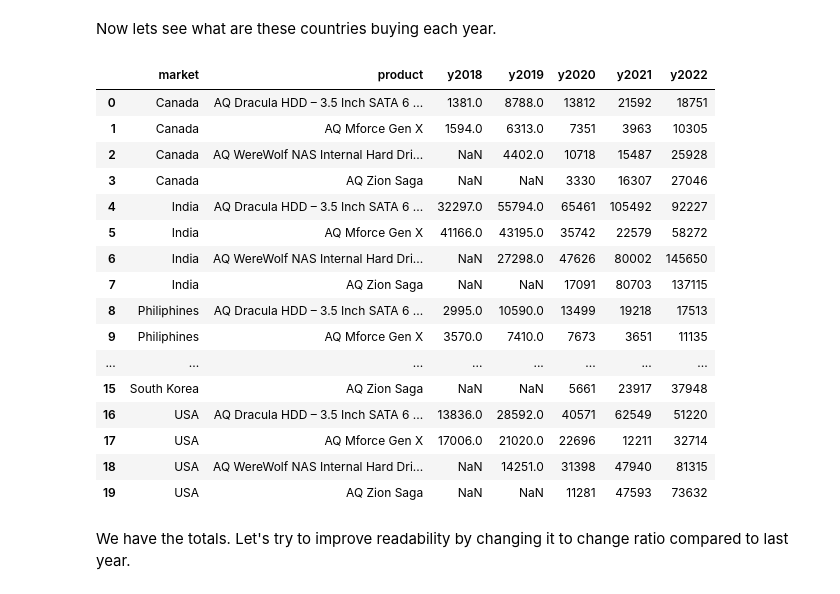
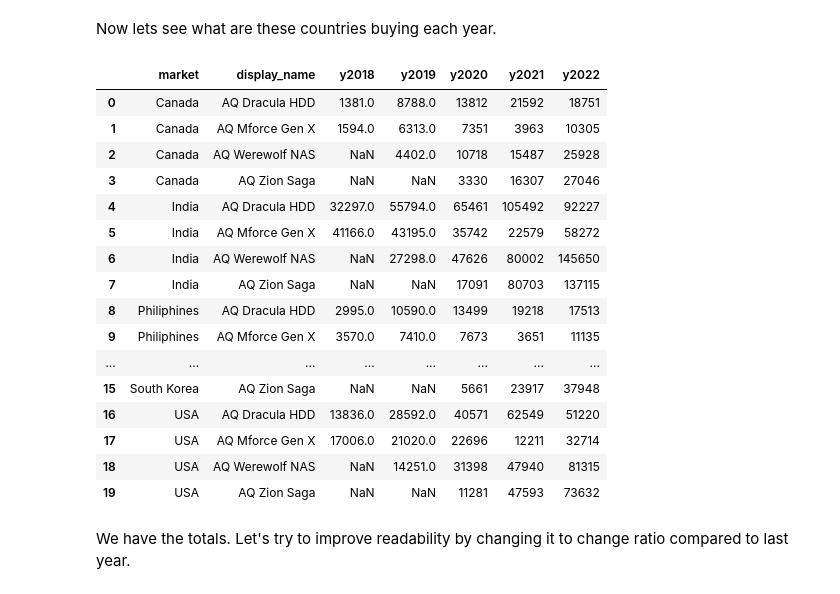
Before and after one commit to Silverscale/AtliQ_Products_Analysis, a Jupyter notebook: atliq_product_analysis.ipynb, the cells around one changed output. Saved outputs shown, nothing was run; the diff lists cells and outputs as text; code cells hidden in the pictures.

```diff
--- a/atliq_product_analysis.ipynb
+++ b/atliq_product_analysis.ipynb
@@ -1143,40 +1145,40 @@ Now lets see what are these countries buying each year.
 # %%
 top_markets = ', '.join(market_sales_df.head(5)['market'].apply(lambda x: f"'{x}'"))
 query = f"""
 CREATE VIEW IF NOT EXISTS top_market_sales AS
 SELECT market,
-    product,
+    display_name,
     SUM(CASE WHEN fiscal_year = 2018 THEN sold_quantity END) AS y2018,
     SUM(CASE WHEN fiscal_year = 2019 THEN sold_quantity END) AS y2019,
     SUM(CASE WHEN fiscal_year = 2020 THEN sold_quantity END) AS y2020,
     SUM(CASE WHEN fiscal_year = 2021 THEN sold_quantity END) AS y2021,
     SUM(CASE WHEN fiscal_year = 2022 THEN sold_quantity END) AS y2022
 FROM dim_customer
     JOIN fact_sales_monthly USING(customer_code)
     JOIN dim_product USING(product_code)
 WHERE market IN ({top_markets})
 GROUP BY market, product
 """
 
 cursor.execute(query)
 pd.read_sql_query("SELECT * FROM top_market_sales", con)
 # %% [output]
-|  | market | product | y2018 | y2019 | y2020 | y2021 | y2022 |
-| 0 | Canada | AQ Dracula HDD – 3.5 Inch SATA 6 ... | 1381.0 | 8788.0 | 13812 | 21592 | 18751 |
+|  | market | display_name | y2018 | y2019 | y2020 | y2021 | y2022 |
+| 0 | Canada | AQ Dracula HDD | 1381.0 | 8788.0 | 13812 | 21592 | 18751 |
 | 1 | Canada | AQ Mforce Gen X | 1594.0 | 6313.0 | 7351 | 3963 | 10305 |
-| 2 | Canada | AQ WereWolf NAS Internal Hard Dri... | NaN | 4402.0 | 10718 | 15487 | 25928 |
+| 2 | Canada | AQ Werewolf NAS | NaN | 4402.0 | 10718 | 15487 | 25928 |
 | 3 | Canada | AQ Zion Saga | NaN | NaN | 3330 | 16307 | 27046 |
-| 4 | India | AQ Dracula HDD – 3.5 Inch SATA 6 ... | 32297.0 | 55794.0 | 65461 | 105492 | 92227 |
+| 4 | India | AQ Dracula HDD | 32297.0 | 55794.0 | 65461 | 105492 | 92227 |
 | 5 | India | AQ Mforce Gen X | 41166.0 | 43195.0 | 35742 | 22579 | 58272 |
-| 6 | India | AQ WereWolf NAS Internal Hard Dri... | NaN | 27298.0 | 47626 | 80002 | 145650 |
+| 6 | India | AQ Werewolf NAS | NaN | 27298.0 | 47626 | 80002 | 145650 |
 | 7 | India | AQ Zion Saga | NaN | NaN | 17091 | 80703 | 137115 |
-| 8 | Philiphines | AQ Dracula HDD – 3.5 Inch SATA 6 ... | 2995.0 | 10590.0 | 13499 | 19218 | 17513 |
+| 8 | Philiphines | AQ Dracula HDD | 2995.0 | 10590.0 | 13499 | 19218 | 17513 |
 | 9 | Philiphines | AQ Mforce Gen X | 3570.0 | 7410.0 | 7673 | 3651 | 11135 |
 | ... | ... | ... | ... | ... | ... | ... | ... |
 | 15 | South Korea | AQ Zion Saga | NaN | NaN | 5661 | 23917 | 37948 |
-| 16 | USA | AQ Dracula HDD – 3.5 Inch SATA 6 ... | 13836.0 | 28592.0 | 40571 | 62549 | 51220 |
+| 16 | USA | AQ Dracula HDD | 13836.0 | 28592.0 | 40571 | 62549 | 51220 |
 | 17 | USA | AQ Mforce Gen X | 17006.0 | 21020.0 | 22696 | 12211 | 32714 |
-| 18 | USA | AQ WereWolf NAS Internal Hard Dri... | NaN | 14251.0 | 31398 | 47940 | 81315 |
+| 18 | USA | AQ Werewolf NAS | NaN | 14251.0 | 31398 | 47940 | 81315 |
 | 19 | USA | AQ Zion Saga | NaN | NaN | 11281 | 47593 | 73632 |
 # %% [markdown]
 We have the totals. Let's try to improve readability by changing it to change ratio compared to last year.
```
Also changed, not shown: parts of 20 cells of this notebook.
